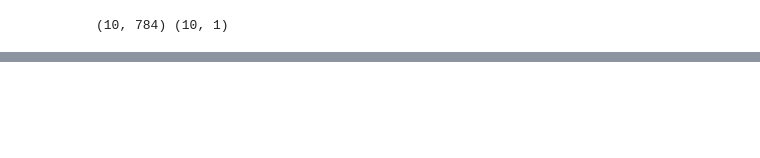
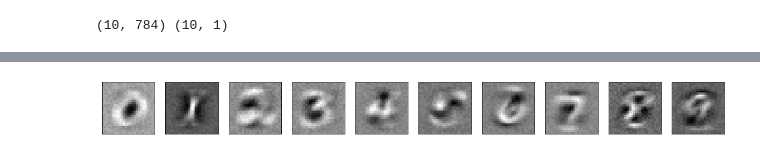
Before and after one commit to AnkitDimri/Deep-Learning, a Jupyter notebook: MNIST-softmax-classification.ipynb, the cells around one changed output, grey strips where cells are left out. Drawn from its saved outputs; the diff is of its cells as text; code cells hidden in the pictures; blank space fills up the shorter version.

```diff
--- a/MNIST-softmax-classification.ipynb
+++ b/MNIST-softmax-classification.ipynb
@@ -138,0 +141,13 @@ plt.plot(range(len(cost)),cost)
+# %%
+n = 10
+plt.figure(figsize=(20, 6))
+for i in range(10):
+    plt.gray
+    ax = plt.subplot(2, 10, i + 1)
+    plt.imshow(parameters['W1'][i,:].reshape(28, 28))
+    ax.get_xaxis().set_visible(False)
+    ax.get_yaxis().set_visible(False)
+
+plt.show()
+# %% [output]
+[figure, added]
```
Also changed, not shown: parts of 5 cells of this notebook.
